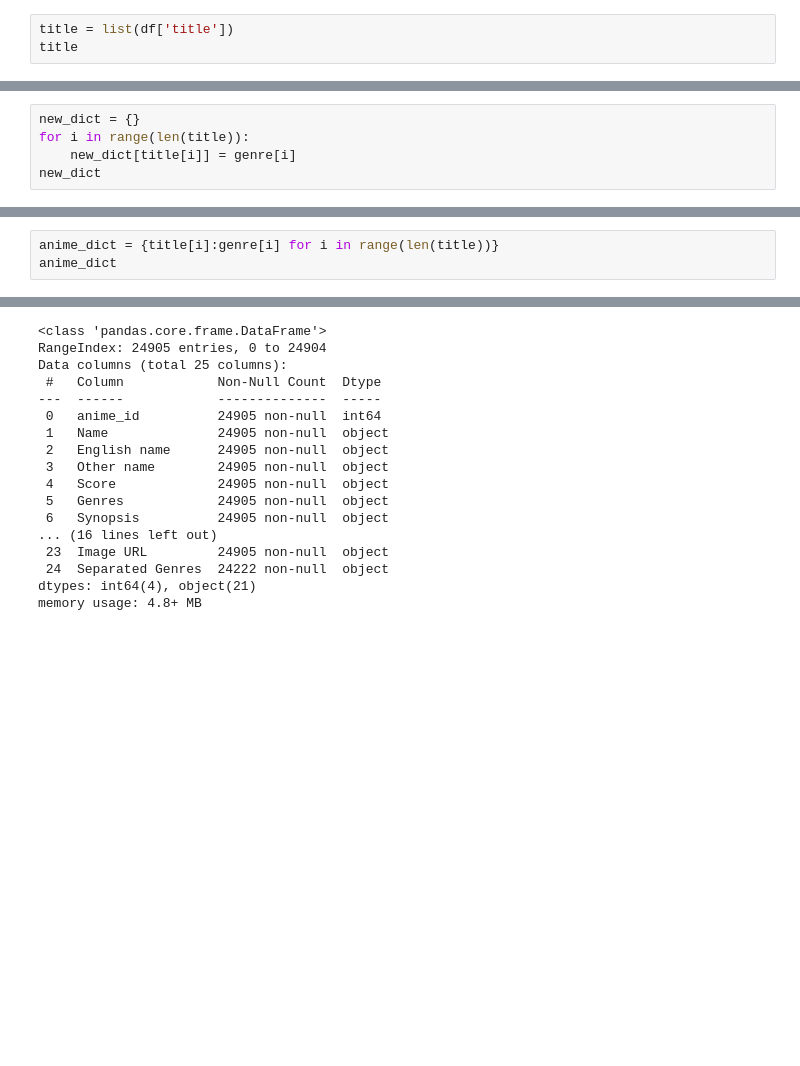
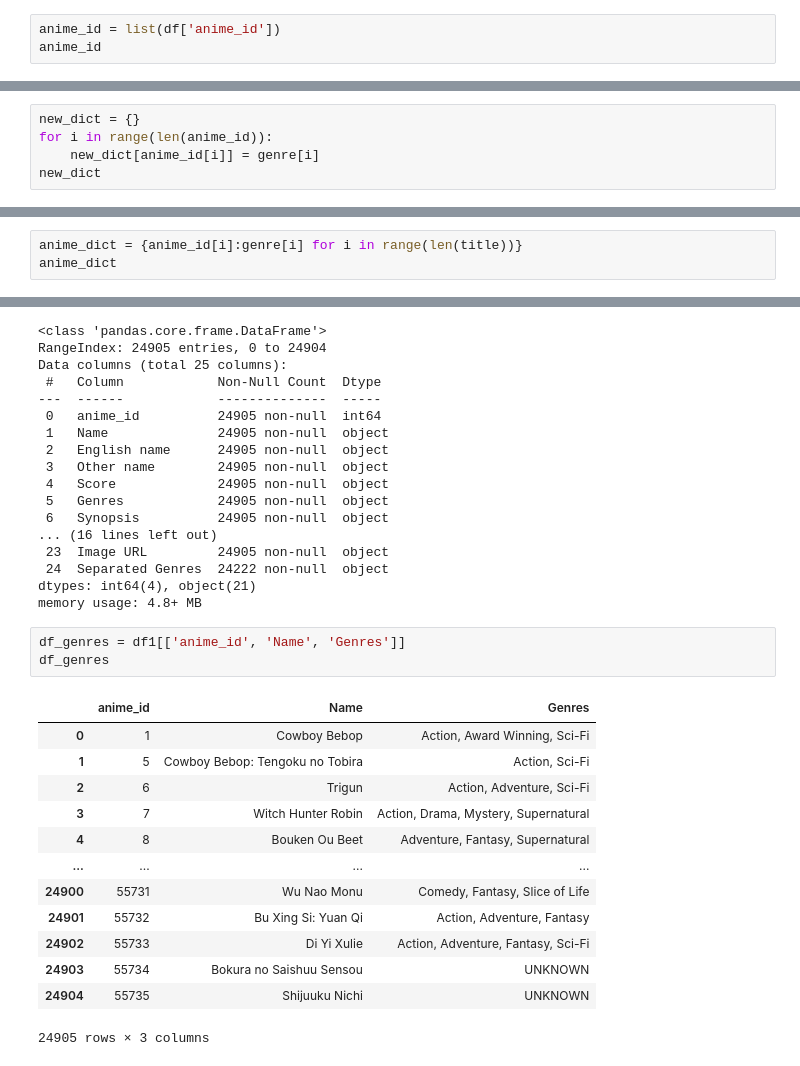
Before and after one commit to imirransom7/Anime-Recommendation-App, a Jupyter notebook: genre_transformation.ipynb, the cells around one changed output, grey strips where cells are left out. Cells and saved outputs as stored; diff of their text form; blank space fills up the shorter version.

Commit message:
found a way to get the genres set up with the corresponding anime

```diff
--- a/genre_transformation.ipynb
+++ b/genre_transformation.ipynb
@@ -141,6 +141,6 @@ and the genres are the values for each of the anime titles
 #     new_dict[titles[i]] = genres[i]
 # new_dict
 # %%
-title = list(df['title'])
-title
+anime_id = list(df['anime_id'])
+anime_id
 # %% [output]
@@ -187,7 +187,7 @@ genre
  ...]
 # %%
 new_dict = {}
-for i in range(len(title)):
-    new_dict[title[i]] = genre[i]
+for i in range(len(anime_id)):
+    new_dict[anime_id[i]] = genre[i]
 new_dict
 # %% [output]
@@ -211,6 +211,6 @@ new_dict
 # %% [markdown]
 A dictionary comprehension that takes the list of anime titles and inserts it as the key for the new dictionary from its indeex, and the genre as the value from it's index as well
 # %%
-anime_dict = {title[i]:genre[i] for i in range(len(title))}
+anime_dict = {anime_id[i]:genre[i] for i in range(len(title))}
 anime_dict
 # %% [output]
@@ -497,3 +497,20 @@ Data columns (total 25 columns):
  24  Separated Genres  24222 non-null  object
 dtypes: int64(4), object(21)
 memory usage: 4.8+ MB
+# %%
+df_genres = df1[['anime_id', 'Name', 'Genres']]
+df_genres
+# %% [output]
+|  | anime_id | Name | Genres |
+| 0 | 1 | Cowboy Bebop | Action, Award Winning, Sci-Fi |
+| 1 | 5 | Cowboy Bebop: Tengoku no Tobira | Action, Sci-Fi |
+| 2 | 6 | Trigun | Action, Adventure, Sci-Fi |
+| 3 | 7 | Witch Hunter Robin | Action, Drama, Mystery, Supernatural |
+| 4 | 8 | Bouken Ou Beet | Adventure, Fantasy, Supernatural |
+| ... | ... | ... | ... |
+| 24900 | 55731 | Wu Nao Monu | Comedy, Fantasy, Slice of Life |
+| 24901 | 55732 | Bu Xing Si: Yuan Qi | Action, Adventure, Fantasy |
+| 24902 | 55733 | Di Yi Xulie | Action, Adventure, Fantasy, Sci-Fi |
+| 24903 | 55734 | Bokura no Saishuu Sensou | UNKNOWN |
+| 24904 | 55735 | Shijuuku Nichi | UNKNOWN |
+24905 rows × 3 columns
```
Also changed, not shown: parts of 12 cells of this notebook.
